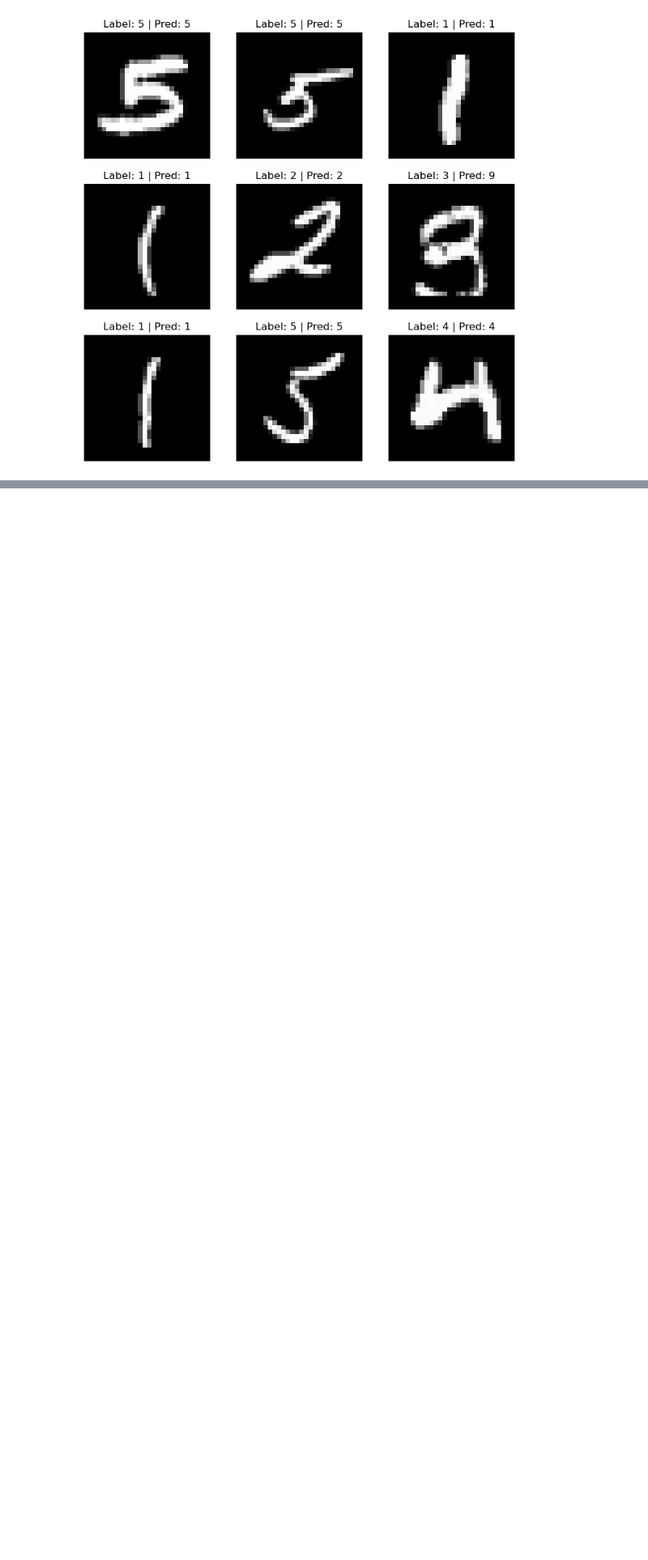
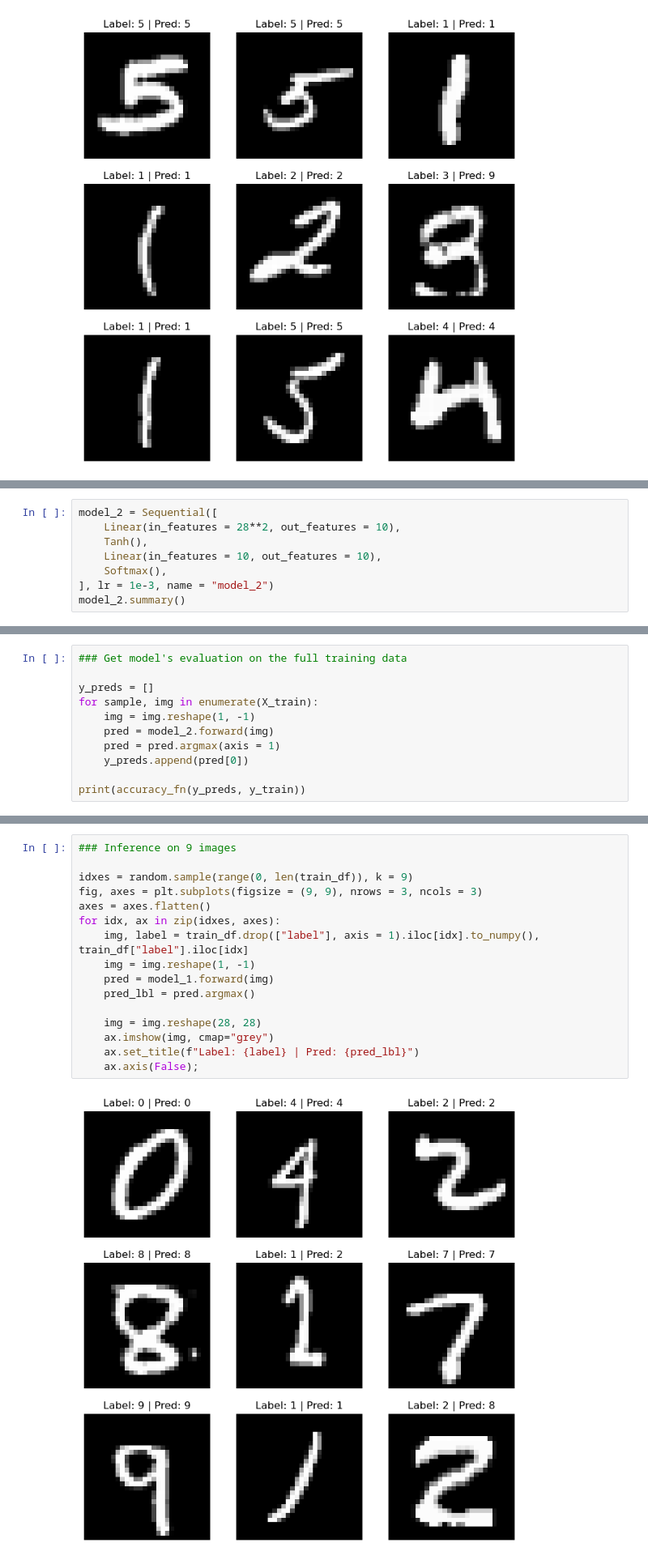
Before and after one commit to Dristro/Vanilla-NumPy-NN, a Jupyter notebook: mnist.ipynb, the cells around one changed output, grey strips where cells are left out. Shown: that part at 81% size. Cells and saved outputs as stored; diff of their text form; blank space fills up the shorter version.

Commit message:
Added Tanh

```diff
--- a/mnist.ipynb
+++ b/mnist.ipynb
@@ -632,0 +650,8 @@ for idx, ax in zip(idxes, axes):
+# %%
+model_2 = Sequential([
+    Linear(in_features = 28**2, out_features = 10),
+    Tanh(),
+    Linear(in_features = 10, out_features = 10),
+    Softmax(),
+], lr = 1e-3, name = "model_2")
+model_2.summary()
@@ -632,0 +685,11 @@ for idx, ax in zip(idxes, axes):
+# %%
+### Get model's evaluation on the full training data
+
+y_preds = []
+for sample, img in enumerate(X_train):
+    img = img.reshape(1, -1)
+    pred = model_2.forward(img)
+    pred = pred.argmax(axis = 1)
+    y_preds.append(pred[0])
+
+print(accuracy_fn(y_preds, y_train))
@@ -632,0 +698,18 @@ for idx, ax in zip(idxes, axes):
+# %%
+### Inference on 9 images
+
+idxes = random.sample(range(0, len(train_df)), k = 9)
+fig, axes = plt.subplots(figsize = (9, 9), nrows = 3, ncols = 3)
+axes = axes.flatten()
+for idx, ax in zip(idxes, axes):
+    img, label = train_df.drop(["label"], axis = 1).iloc[idx].to_numpy(), train_df["label"].iloc[idx]
+    img = img.reshape(1, -1)
+    pred = model_1.forward(img)
+    pred_lbl = pred.argmax()
+
+    img = img.reshape(28, 28)
+    ax.imshow(img, cmap="grey")
+    ax.set_title(f"Label: {label} | Pred: {pred_lbl}")
+    ax.axis(False);
+# %% [output]
+[figure, added]
```
Also changed, not shown: parts of 9 cells of this notebook.
